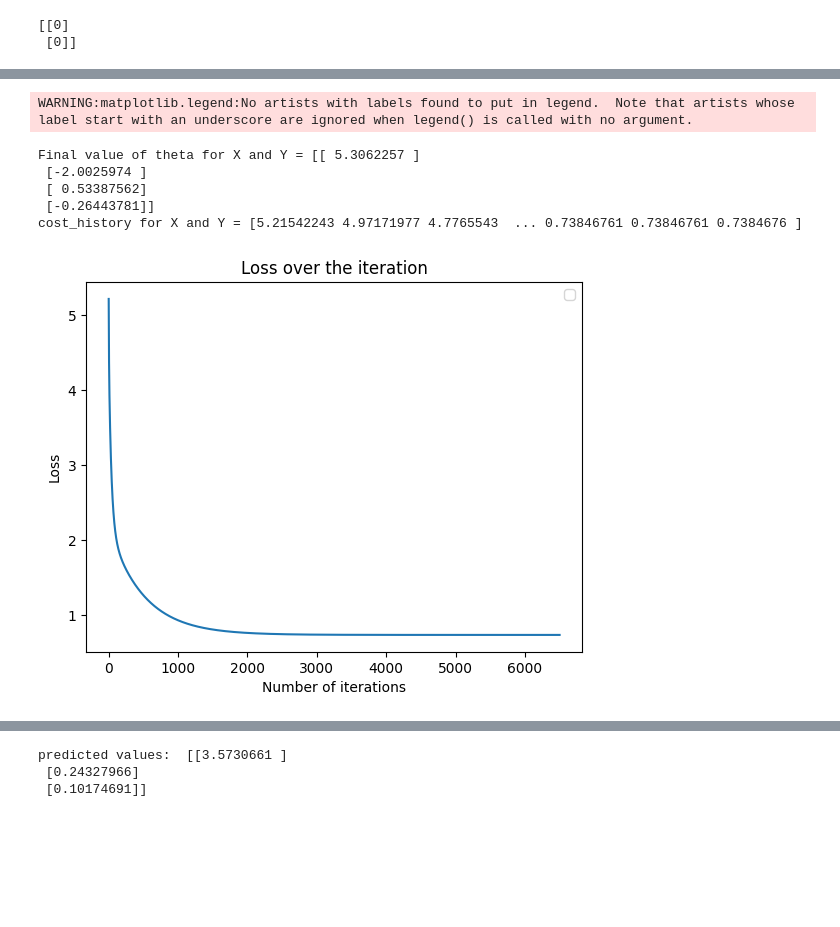
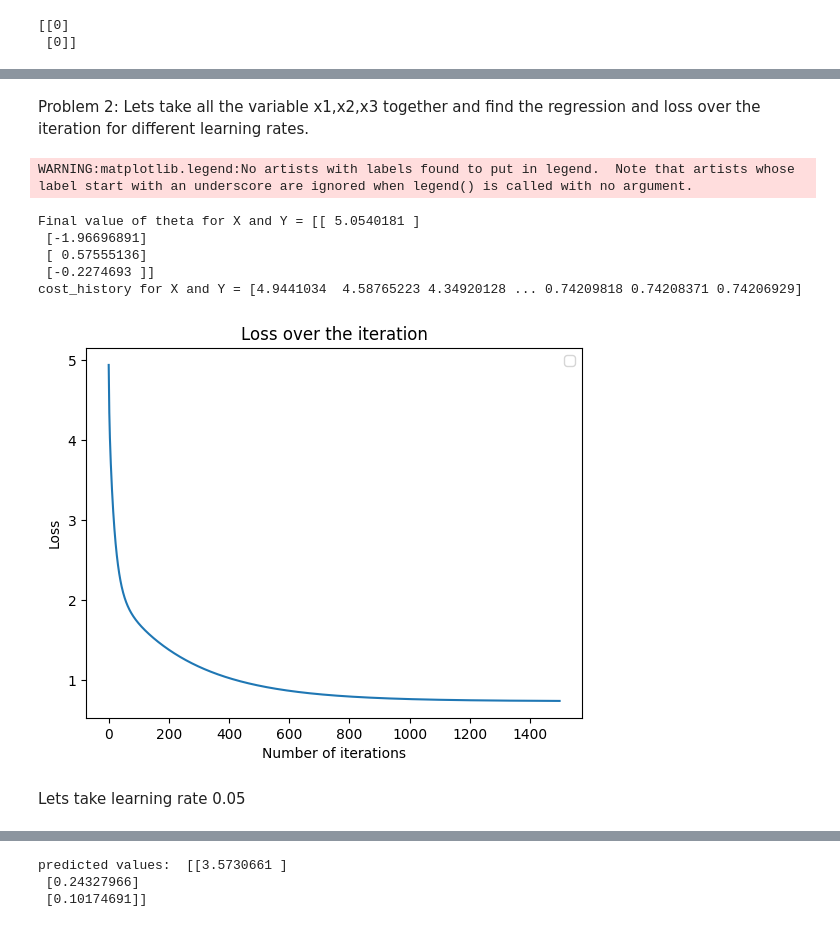
Before and after one commit to saikrishna1108/Introduction-to-Machine-Learning, a Jupyter notebook: Homework1.ipynb, the cells around one changed output, grey strips where cells are left out. Drawn from its saved outputs; the diff is of its cells as text; code cells hidden in the pictures; blank space fills up the shorter version.

```diff
--- a/Homework1.ipynb
+++ b/Homework1.ipynb
@@ -161,3 +333,6 @@ WARNING:matplotlib.legend:No artists with labels found to put in legend.  Note t
+# %% [markdown]
+Problem 2:
+Lets take all the variable x1,x2,x3 together and find the regression and loss over the iteration for different learning rates.
 # %%
 X = np.hstack((x0,x1,x2,x3))
 theta =np.zeros(4)
@@ -167,18 +340,22 @@ learning_rate= 0.01
 # %%
+iterations = 1500
+learning_rate= 0.02
 theta4, cost_history4 = gradient_value(X, y, theta, iterations,learning_rate)
 print('Final value of theta for X and Y =', theta4)
 print('cost_history for X and Y =', cost_history4)
 plt.plot([x for x in range(iterations)],cost_history4)
 plt.xlabel('Number of iterations')
 plt.ylabel('Loss')
 plt.title('Loss over the iteration')
 plt.legend()
 plt.show()
 # %% [output]
 WARNING:matplotlib.legend:No artists with labels found to put in legend.  Note that artists whose label start with an underscore are ignored when legend() is called with no argument.
-Final value of theta for X and Y = [[ 5.3062257 ]
- [-2.0025974 ]
- [ 0.53387562]
- [-0.26443781]]
-cost_history for X and Y = [5.21542243 4.97171977 4.7765543  ... 0.73846761 0.73846761 0.7384676 ]
+Final value of theta for X and Y = [[ 5.0540181 ]
+ [-1.96696891]
+ [ 0.57555136]
+ [-0.2274693 ]]
+cost_history for X and Y = [4.9441034  4.58765223 4.34920128 ... 0.74209818 0.74208371 0.74206929]
-[figure, old version]
+[figure, new version]
+# %% [markdown]
+Lets take learning rate 0.05
```
Also changed, not shown: parts of 41 cells of this notebook.
